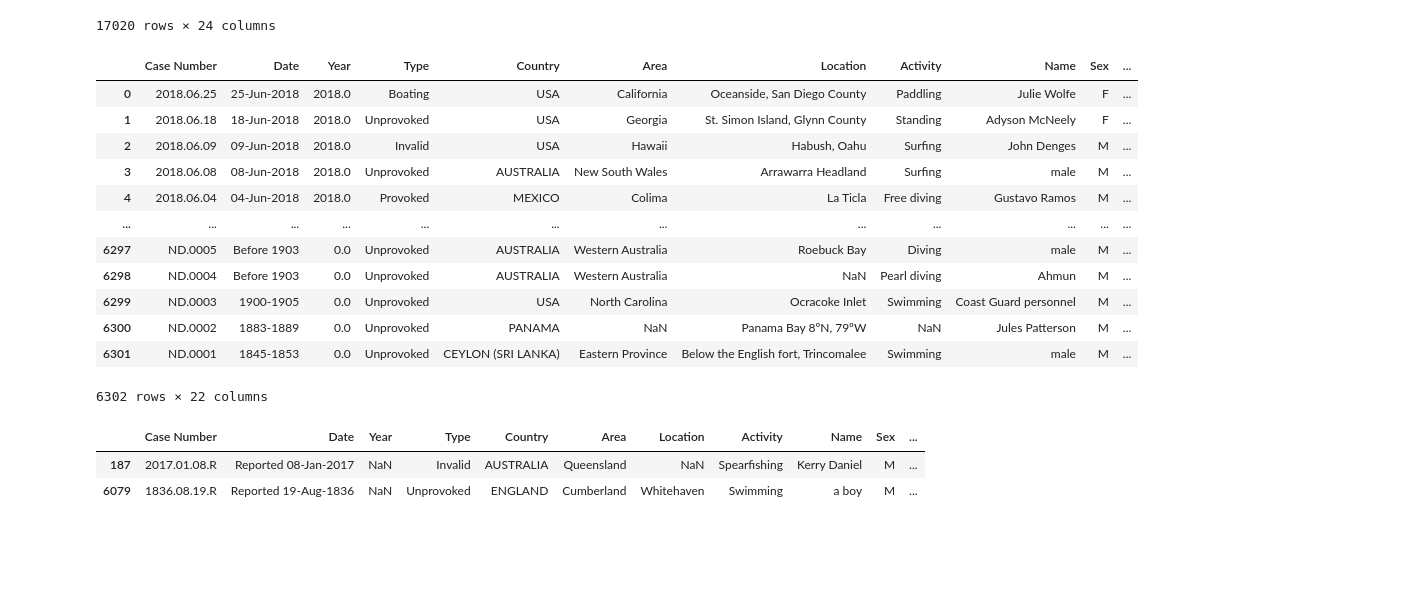
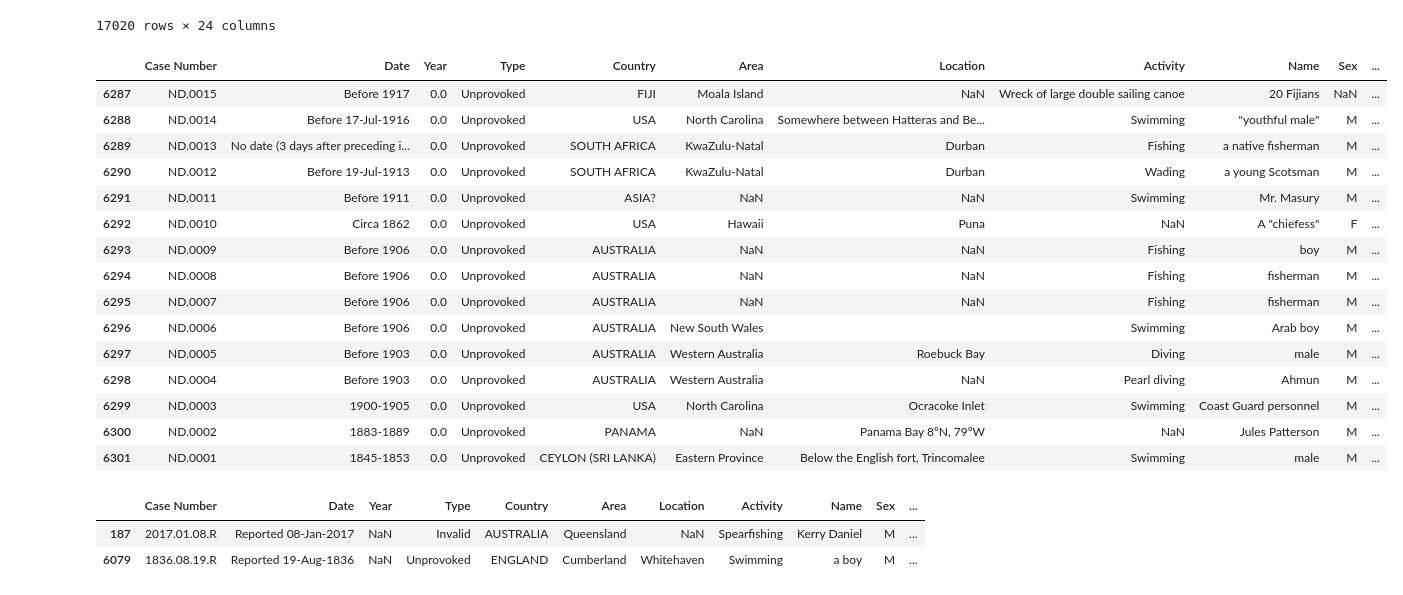
Before and after one commit to adripradm/Sharks, a Jupyter notebook: clean.ipynb, the cells around one changed output. Drawn from its saved outputs; the diff is of its cells as text; code cells hidden in the pictures; blank space fills up the shorter version.

```diff
--- a/clean.ipynb
+++ b/clean.ipynb
@@ -161,27 +163,30 @@ sharks1
 # %%
 cols=sharks.columns.drop(["Case Number", "original order"])
 
 cols
 
 subset_cols=sharks.columns.drop(["Unnamed: 22", "Unnamed: 23"])
 
 def_sub=sharks[subset_cols][sharks[cols].notnull().any(axis=1)]
 
-def_sub
+def_sub.tail(15)
 # %% [output]
 |  | Case Number | Date | Year | Type | Country | Area | Location | Activity | Name | Sex | ... |
-| 0 | 2018.06.25 | 25-Jun-2018 | 2018.0 | Boating | USA | California | Oceanside, San Diego County | Paddling | Julie Wolfe | F | ... |
-| 1 | 2018.06.18 | 18-Jun-2018 | 2018.0 | Unprovoked | USA | Georgia | St. Simon Island, Glynn County | Standing | Adyson McNeely | F | ... |
-| 2 | 2018.06.09 | 09-Jun-2018 | 2018.0 | Invalid | USA | Hawaii | Habush, Oahu | Surfing | John Denges | M | ... |
-| 3 | 2018.06.08 | 08-Jun-2018 | 2018.0 | Unprovoked | AUSTRALIA | New South Wales | Arrawarra Headland | Surfing | male | M | ... |
-| 4 | 2018.06.04 | 04-Jun-2018 | 2018.0 | Provoked | MEXICO | Colima | La Ticla | Free diving | Gustavo Ramos | M | ... |
-| ... | ... | ... | ... | ... | ... | ... | ... | ... | ... | ... | ... |
+| 6287 | ND.0015 | Before 1917 | 0.0 | Unprovoked | FIJI | Moala Island | NaN | Wreck of large double sailing canoe | 20 Fijians | NaN | ... |
+| 6288 | ND.0014 | Before 17-Jul-1916 | 0.0 | Unprovoked | USA | North Carolina | Somewhere between Hatteras and Be... | Swimming | "youthful male" | M | ... |
+| 6289 | ND.0013 | No date (3 days after preceding i... | 0.0 | Unprovoked | SOUTH AFRICA | KwaZulu-Natal | Durban | Fishing | a native fisherman | M | ... |
+| 6290 | ND.0012 | Before 19-Jul-1913 | 0.0 | Unprovoked | SOUTH AFRICA | KwaZulu-Natal | Durban | Wading | a young Scotsman | M | ... |
+| 6291 | ND.0011 | Before 1911 | 0.0 | Unprovoked | ASIA? | NaN | NaN | Swimming | Mr. Masury | M | ... |
+| 6292 | ND.0010 | Circa 1862 | 0.0 | Unprovoked | USA | Hawaii | Puna | NaN | A "chiefess" | F | ... |
+| 6293 | ND.0009 | Before 1906 | 0.0 | Unprovoked | AUSTRALIA | NaN | NaN | Fishing | boy | M | ... |
+| 6294 | ND.0008 | Before 1906 | 0.0 | Unprovoked | AUSTRALIA | NaN | NaN | Fishing | fisherman | M | ... |
+| 6295 | ND.0007 | Before 1906 | 0.0 | Unprovoked | AUSTRALIA | NaN | NaN | Fishing | fisherman | M | ... |
+| 6296 | ND.0006 | Before 1906 | 0.0 | Unprovoked | AUSTRALIA | New South Wales |  | Swimming | Arab boy | M | ... |
 | 6297 | ND.0005 | Before 1903 | 0.0 | Unprovoked | AUSTRALIA | Western Australia | Roebuck Bay | Diving | male | M | ... |
 | 6298 | ND.0004 | Before 1903 | 0.0 | Unprovoked | AUSTRALIA | Western Australia | NaN | Pearl diving | Ahmun | M | ... |
 | 6299 | ND.0003 | 1900-1905 | 0.0 | Unprovoked | USA | North Carolina | Ocracoke Inlet | Swimming | Coast Guard personnel | M | ... |
 | 6300 | ND.0002 | 1883-1889 | 0.0 | Unprovoked | PANAMA | NaN | Panama Bay 8ºN, 79ºW | NaN | Jules Patterson | M | ... |
 | 6301 | ND.0001 | 1845-1853 | 0.0 | Unprovoked | CEYLON (SRI LANKA) | Eastern Province | Below the English fort, Trincomalee | Swimming | male | M | ... |
-6302 rows × 22 columns
 # %%
 year=def_sub[def_sub.Year.isnull()]
 
```
Also changed, not shown: parts of 74 cells of this notebook, 1 other file.
